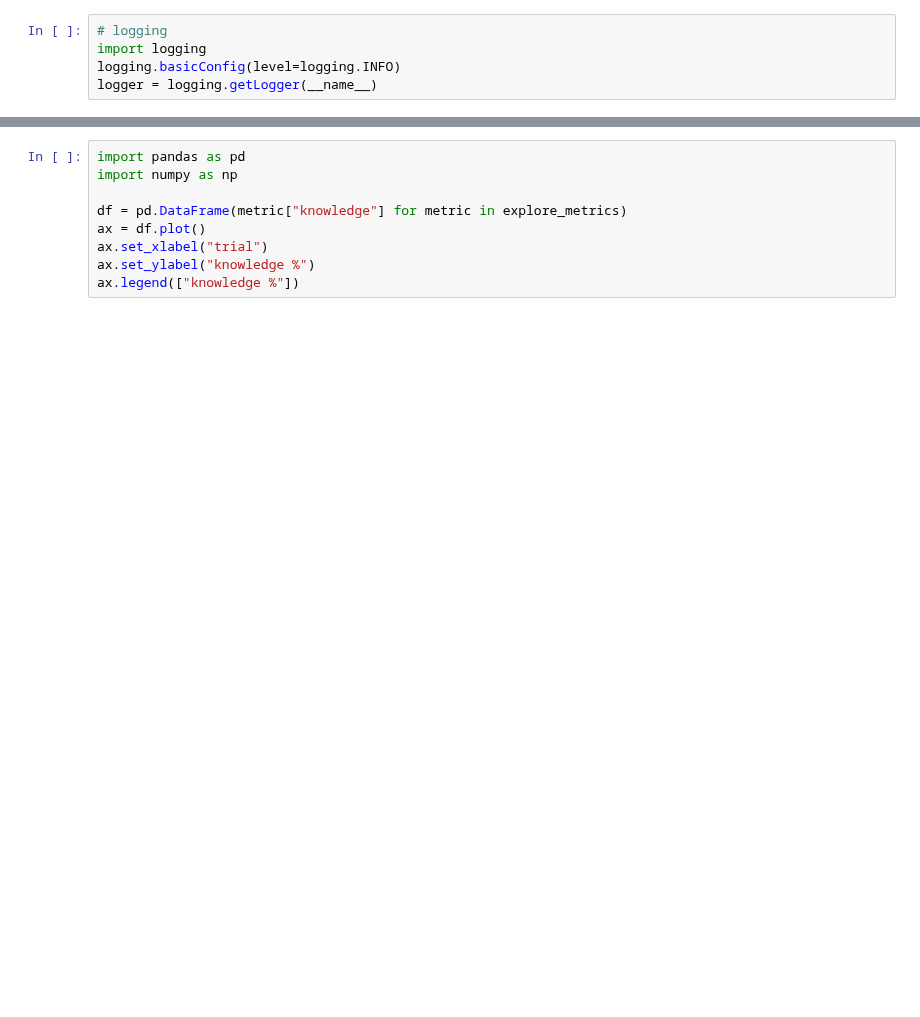
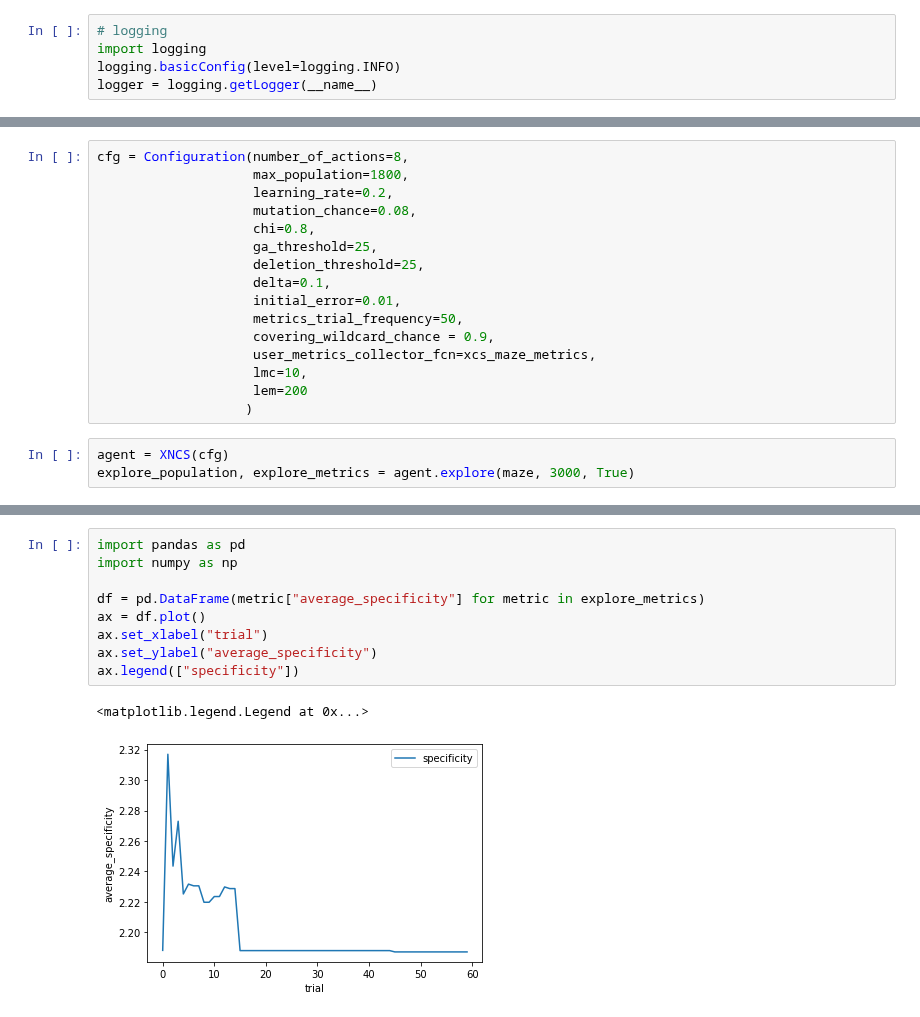
Before and after one commit to ParrotPrediction/pyalcs-experiments, a Jupyter notebook: notebooks/XNCS_maze.ipynb, the cells around one changed output, grey strips where cells are left out. Drawn from its saved outputs; the diff is of its cells as text; blank space fills up the shorter version.

```diff
--- a/notebooks/XNCS_maze.ipynb
+++ b/notebooks/XNCS_maze.ipynb
@@ -70,0 +66,19 @@ AttributeError: 'Classifier' object has no attribute 'effect'
+# %%
+cfg = Configuration(number_of_actions=8,
+                    max_population=1800,
+                    learning_rate=0.2,
+                    mutation_chance=0.08,
+                    chi=0.8,
+                    ga_threshold=25,
+                    deletion_threshold=25,
+                    delta=0.1,
+                    initial_error=0.01,
+                    metrics_trial_frequency=50,
+                    covering_wildcard_chance = 0.9,
+                    user_metrics_collector_fcn=xcs_maze_metrics,
+                    lmc=10,
+                    lem=200
+                   )
+# %%
+agent = XNCS(cfg)
+explore_population, explore_metrics = agent.explore(maze, 3000, True)
@@ -71,9 +117,12 @@ AttributeError: 'Classifier' object has no attribute 'effect'
 # %%
 import pandas as pd
 import numpy as np
 
-df = pd.DataFrame(metric["knowledge"] for metric in explore_metrics)
+df = pd.DataFrame(metric["average_specificity"] for metric in explore_metrics)
 ax = df.plot()
 ax.set_xlabel("trial")
-ax.set_ylabel("knowledge %")
-ax.legend(["knowledge %"])
+ax.set_ylabel("average_specificity")
+ax.legend(["specificity"])
+# %% [output]
+<matplotlib.legend.Legend at 0x...>
+[figure, added]
```
Also changed, not shown: parts of 9 cells of this notebook, 1 other file.
